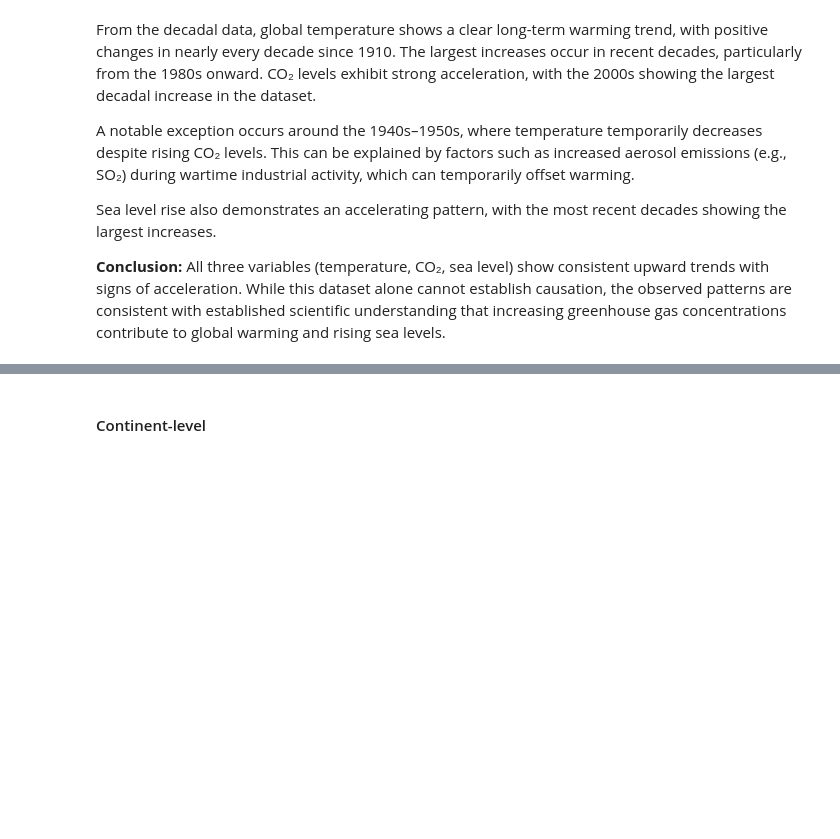
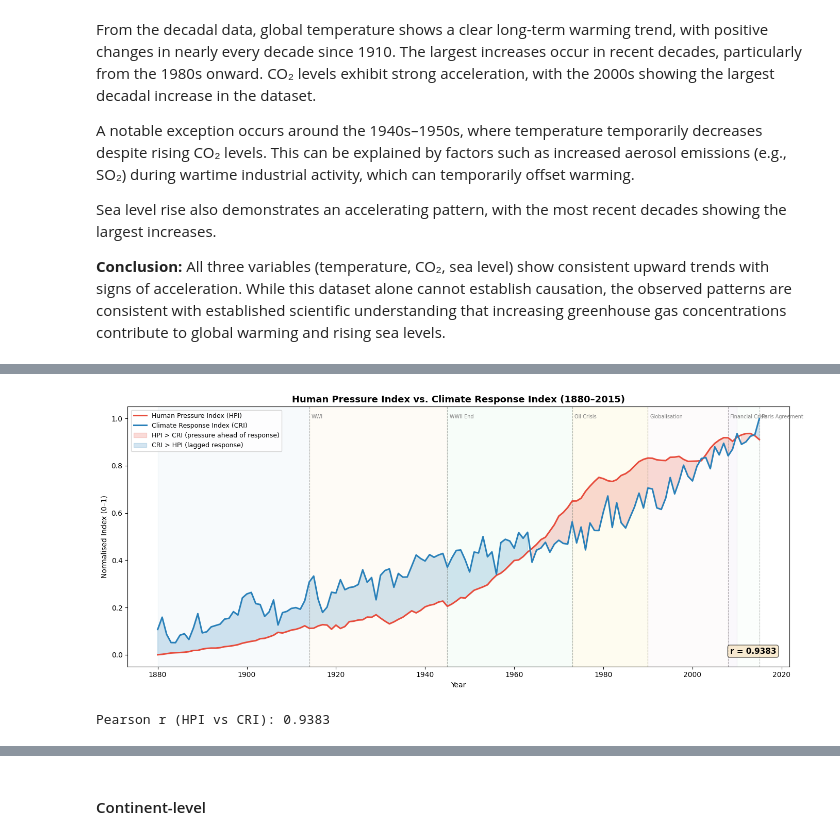
Before and after one commit to tempestormX/sc3021, a Jupyter notebook: SC3021_FDAG_T13.ipynb, the cells around one changed output, grey strips where cells are left out. Cells and saved outputs as stored; diff of their text form; code cells hidden in the pictures; blank space fills up the shorter version.

```diff
--- a/SC3021_FDAG_T13.ipynb
+++ b/SC3021_FDAG_T13.ipynb
@@ -3984,0 +4090,47 @@ Sea level rise also demonstrates an accelerating pattern, with the most recent d
+# %%
+#build Human Pressure Index (HPI): average of all normalised emission variables
+df_n2 = df[EMISS_COLS].copy()
+for c in df_n2.columns:
+    mn, mx = df_n2[c].min(), df_n2[c].max()
+    df_n2[c] = (df_n2[c] - mn) / (mx - mn)
+df['HPI'] = df_n2.mean(axis=1)
+
+#build Climate Response Index (CRI): average of normalised temperature and sea level
+clim_cols = ['LandAverageTemperature', 'Mean Sea Level']
+df_c2 = df[clim_cols].copy()
+for c in df_c2.columns:
+    mn, mx = df_c2[c].min(), df_c2[c].max()
+    df_c2[c] = (df_c2[c] - mn) / (mx - mn)
+df['CRI'] = df_c2.mean(axis=1)
+
+#r value between HPI and CRI
+r_hpi_cri = np.corrcoef(df['HPI'], df['CRI'])[0, 1]
+
+fig, ax = plt.subplots(figsize=(14, 6))
+add_era_bands(ax)
+
+ax.plot(df['year'], df['HPI'], color='#e74c3c', lw=2.2, label='Human Pressure Index (HPI)')
+ax.plot(df['year'], df['CRI'], color='#2980b9', lw=2.2, label='Climate Response Index (CRI)')
+ax.fill_between(df['year'], df['HPI'], df['CRI'],
+                where=df['HPI'] >= df['CRI'], alpha=0.2, color='#e74c3c',
+                label='HPI > CRI (pressure ahead of response)')
+ax.fill_between(df['year'], df['HPI'], df['CRI'],
+                where=df['HPI'] <  df['CRI'], alpha=0.2, color='#2980b9',
+                label='CRI > HPI (lagged response)')
+
+add_era_lines(ax)
+ax.set_xlabel('Year', fontsize=10)
+ax.set_ylabel('Normalised Index (0–1)', fontsize=10)
+ax.set_title('Human Pressure Index vs. Climate Response Index (1880–2015)',
+             fontsize=13, fontweight='bold')
+ax.legend(fontsize=9, loc='upper left')
+ax.text(0.98, 0.05, f'r = {r_hpi_cri:.4f}', transform=ax.transAxes,
+        ha='right', fontsize=11, fontweight='bold',
+        bbox=dict(boxstyle='round,pad=0.3', facecolor='wheat', alpha=0.6))
+
+plt.tight_layout()
+plt.show()
+print(f"Pearson r (HPI vs CRI): {r_hpi_cri:.4f}")
+# %% [output]
+[figure, added]
+Pearson r (HPI vs CRI): 0.9383
```
Also changed, not shown: parts of 19 cells of this notebook.
